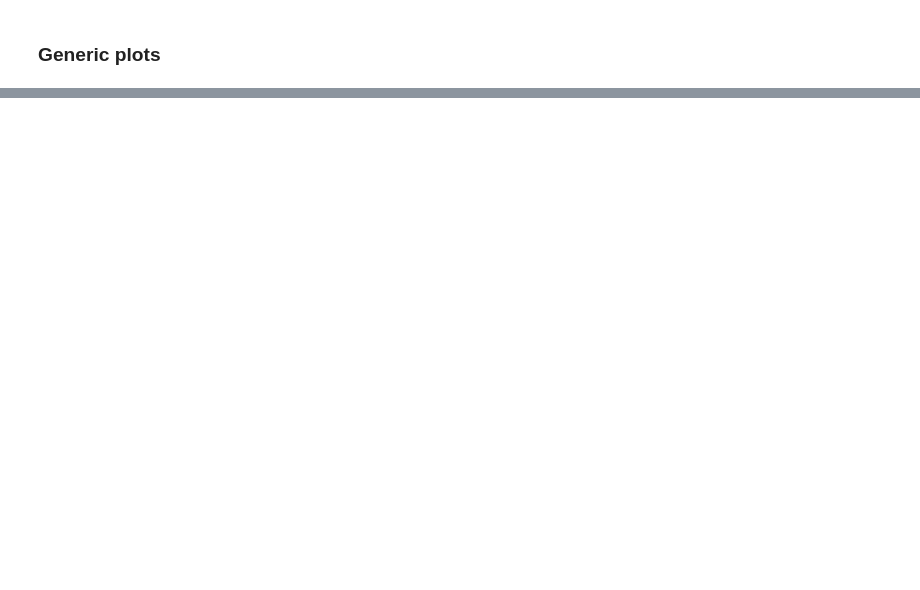
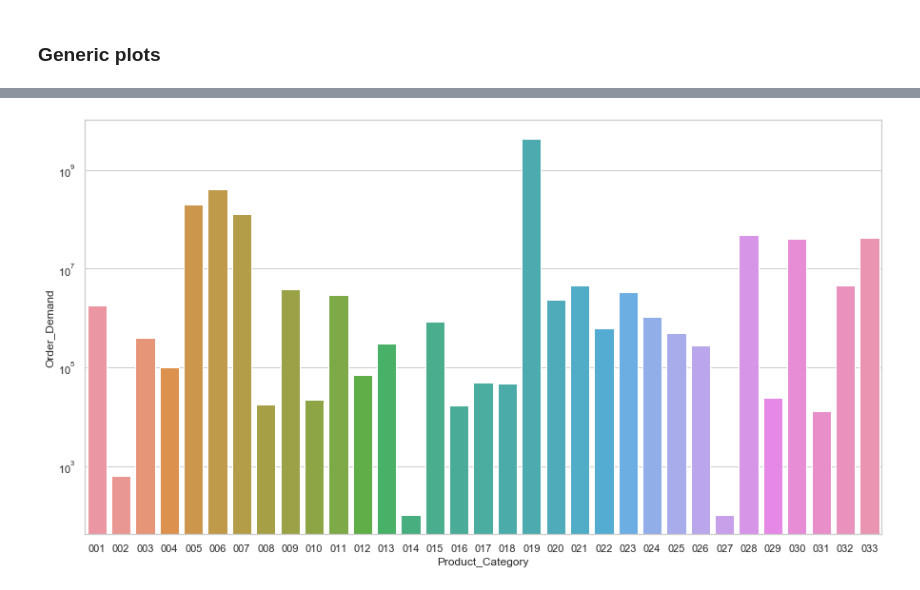
Before and after one commit to tcdat96/product-demand-forecast, a Jupyter notebook: demand-forecast.ipynb, the cells around one changed output, grey strips where cells are left out. Saved outputs shown, nothing was run; the diff lists cells and outputs as text; code cells hidden in the pictures; blank space fills up the shorter version.

Commit message:
add some generic plots

```diff
--- a/demand-forecast.ipynb
+++ b/demand-forecast.ipynb
@@ -50,0 +82,8 @@ Date range: (2011-01-08 00:00:00, 2017-01-09 00:00:00)
+# %%
+demand_by_cat_df = demand_df.groupby('Product_Category').sum().reset_index()
+sns.set_style("whitegrid")
+g = sns.barplot(data=demand_by_cat_df, y='Order_Demand', x='Product_Category')
+g.set_yscale("log")
+del demand_by_cat_df, g
+# %% [output]
+[figure, added]
```
Also changed, not shown: parts of 10 cells of this notebook, 1 other file.
